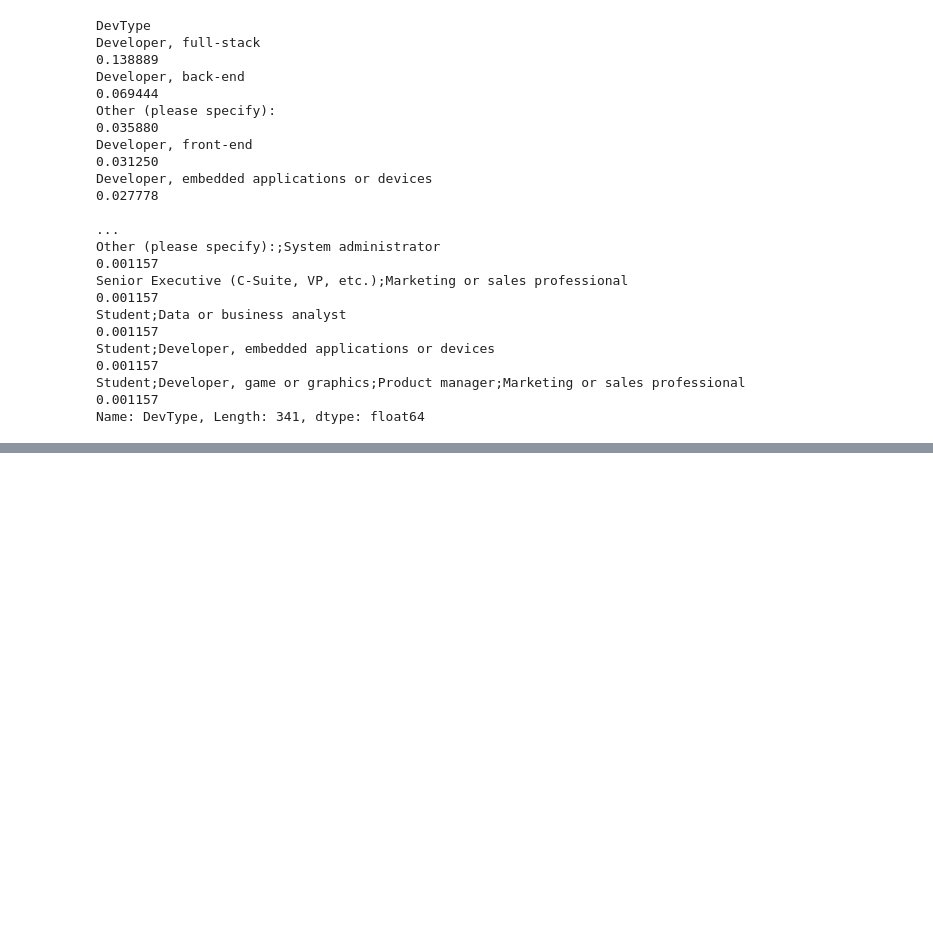
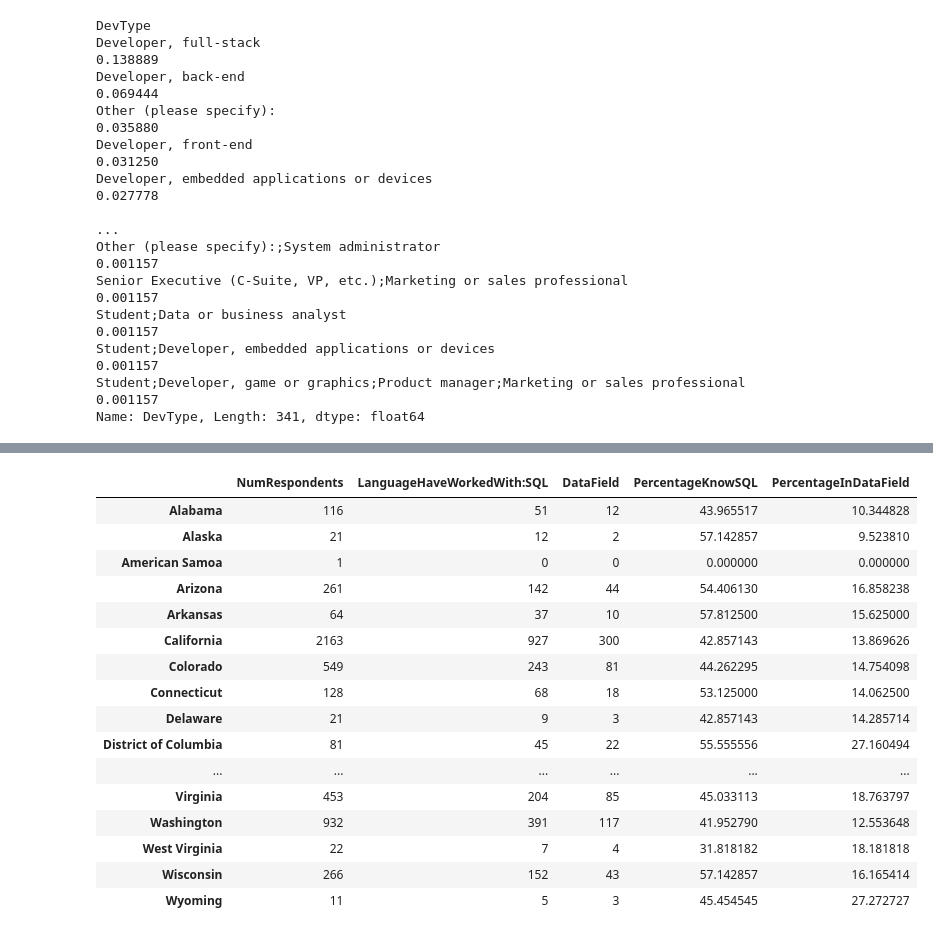
Before and after one commit to emily1618/Data-Portfolio, a Jupyter notebook: Stackoverflow.ipynb, the cells around one changed output, grey strips where cells are left out. Drawn from its saved outputs; the diff is of its cells as text; code cells hidden in the pictures; blank space fills up the shorter version.

```diff
--- a/Stackoverflow.ipynb
+++ b/Stackoverflow.ipynb
@@ -225,0 +281,7 @@ Name: ConvertedCompYearly, dtype: float64
+# %%
+state_respondents = df['US_State'].value_counts()
+state_uses_SQL = state_grp['LanguageHaveWorkedWith'].apply(lambda x: x.str.contains('SQL').sum())
+state_data_career = state_grp['DevType'].apply(lambda x: x.str.contains('Data').sum())
+# %%
+sql_df = pd.concat([state_respondents, state_uses_SQL, state_data_career], axis='columns', sort=True)
+sql_df.rename(columns={'US_State': "NumRespondents", 'LanguageHaveWorkedWith': 'LanguageHaveWorkedWith:SQL', 'DevType':'DataField'}, inplace=True)
@@ -225,0 +302,23 @@ Name: ConvertedCompYearly, dtype: float64
+# %%
+sql_df['PercentageKnowSQL'] = (sql_df['LanguageHaveWorkedWith:SQL']/sql_df['NumRespondents']) *100
+sql_df['PercentageInDataField'] = (sql_df['DataField']/sql_df['NumRespondents']) *100
+# %%
+sql_df
+# %% [output]
+|  | NumRespondents | LanguageHaveWorkedWith:SQL | DataField | PercentageKnowSQL | PercentageInDataField |
+| Alabama | 116 | 51 | 12 | 43.965517 | 10.344828 |
+| Alaska | 21 | 12 | 2 | 57.142857 | 9.523810 |
+| American Samoa | 1 | 0 | 0 | 0.000000 | 0.000000 |
+| Arizona | 261 | 142 | 44 | 54.406130 | 16.858238 |
+| Arkansas | 64 | 37 | 10 | 57.812500 | 15.625000 |
+| California | 2163 | 927 | 300 | 42.857143 | 13.869626 |
+| Colorado | 549 | 243 | 81 | 44.262295 | 14.754098 |
+| Connecticut | 128 | 68 | 18 | 53.125000 | 14.062500 |
+| Delaware | 21 | 9 | 3 | 42.857143 | 14.285714 |
+| District of Columbia | 81 | 45 | 22 | 55.555556 | 27.160494 |
+| ... | ... | ... | ... | ... | ... |
+| Virginia | 453 | 204 | 85 | 45.033113 | 18.763797 |
+| Washington | 932 | 391 | 117 | 41.952790 | 12.553648 |
+| West Virginia | 22 | 7 | 4 | 31.818182 | 18.181818 |
+| Wisconsin | 266 | 152 | 43 | 57.142857 | 16.165414 |
+| Wyoming | 11 | 5 | 3 | 45.454545 | 27.272727 |
```
Also changed, not shown: parts of 9 cells of this notebook.
